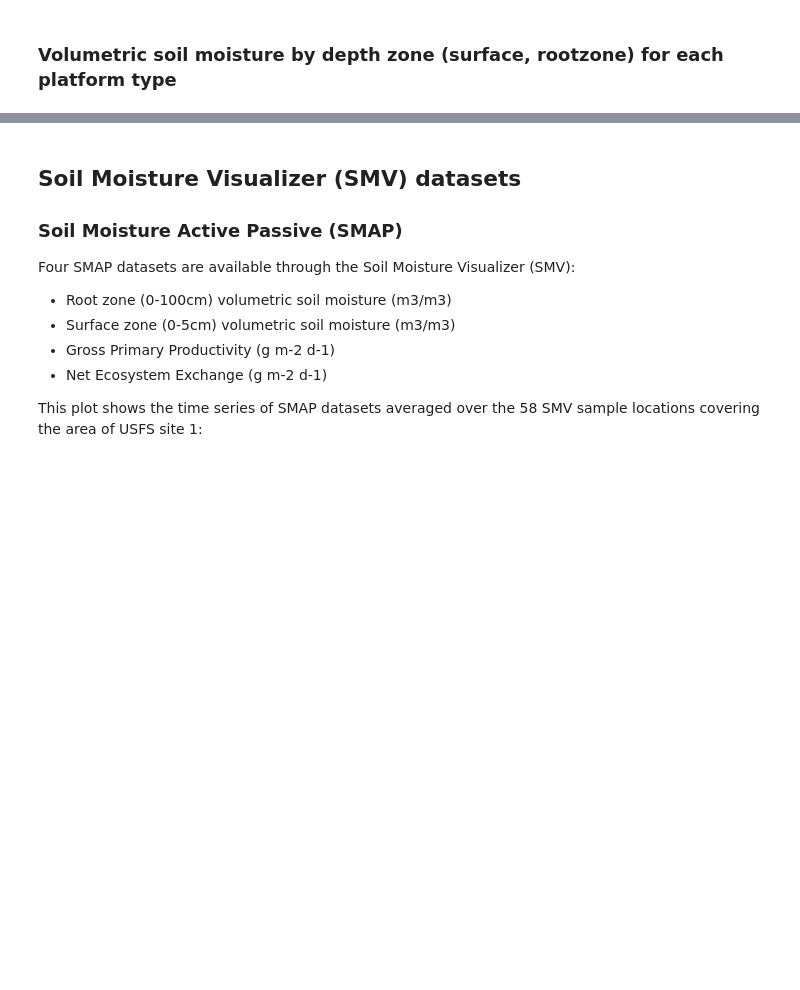
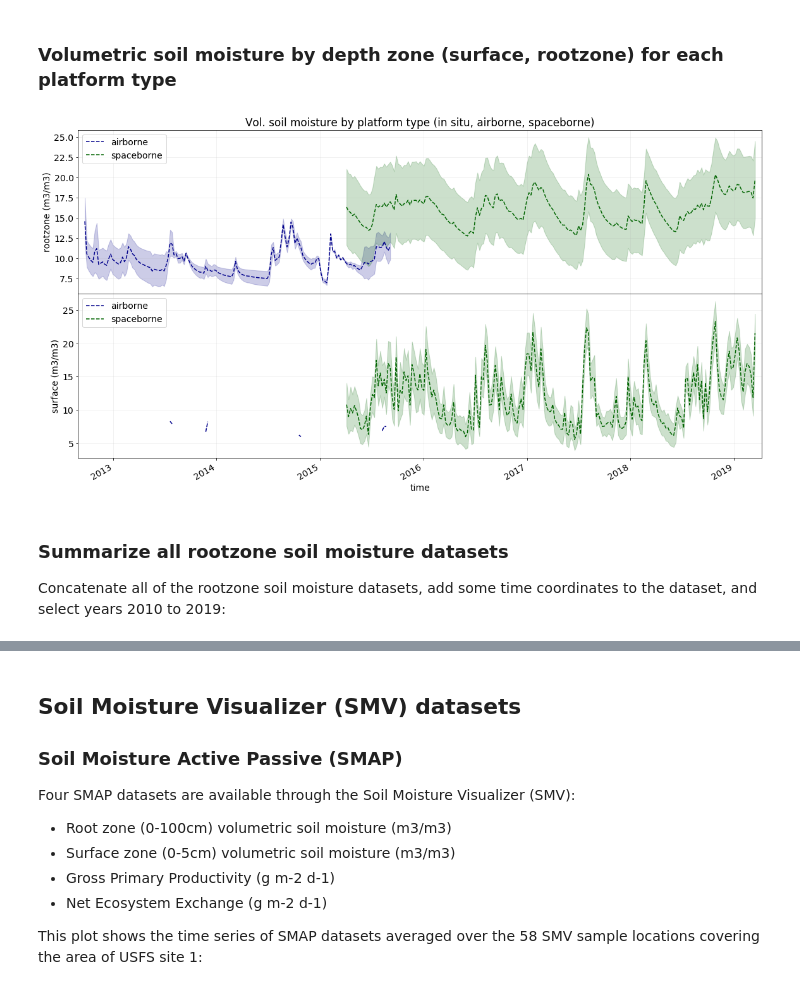
Before and after one commit to jjmcnelis/nasa_usfs_workshop, a Jupyter notebook: day3-tutorial.ipynb, the cells around one changed output, grey strips where cells are left out. Saved outputs shown, nothing was run; the diff lists cells and outputs as text; code cells hidden in the pictures; blank space fills up the shorter version.

```diff
--- a/day3-tutorial.ipynb
+++ b/day3-tutorial.ipynb
@@ -132,42 +137,48 @@ plt.show()
 ### Volumetric soil moisture by depth zone (surface, rootzone) for each platform type
 # %%
 plotters = [
-    (ds.filter_by_attrs(type="in situ", soil_zone="rootzone"), 0, "darkorange"),
-    (ds.filter_by_attrs(type="airborne", soil_zone="rootzone"), 0, "darkblue"),
-    (ds.filter_by_attrs(type="spaceborne", soil_zone="rootzone"), 0, "darkgreen"),
+    (dict(type="in situ", soil_zone="rootzone"), 0, "darkorange"),
+    (dict(type="airborne", soil_zone="rootzone"), 0, "darkblue"),
+    (dict(type="spaceborne", soil_zone="rootzone"), 0, "darkgreen"),
 
-    (ds.filter_by_attrs(type="in situ", soil_zone="surface"), 1, "darkorange"),
-    (ds.filter_by_attrs(type="airborne", soil_zone="surface"), 1, "darkblue"),
-    (ds.filter_by_attrs(type="spaceborne", soil_zone="surface"), 1, "darkgreen")
+    (dict(type="in situ", soil_zone="surface"), 1, "darkorange"),
+    (dict(type="airborne", soil_zone="surface"), 1, "darkblue"),
+    (dict(type="spaceborne", soil_zone="surface"), 1, "darkgreen")
 ]
 
-fig, axs = plt.subplots(nrows=2, ncols=1, sharex=True, figsize=(18,8))
+fig, axs = plt.subplots(nrows=2, ncols=1, sharex=True, figsize=(16,8))
 fig.tight_layout()
 plt.subplots_adjust(hspace=0.000)
 
 for i, p in enumerate(plotters):
 
-    dsweek = p[0].resample(time="1w").mean(keep_attrs=True)
+    dsweek = ds.filter_by_attrs(**p[0]).resample(time="1w").mean(keep_attrs=True)
     dscat = xr.concat(dsweek.values(), "sample")
 
     dsmean = dscat.mean("sample", keep_attrs=True)
     dsstd = dscat.std("sample", keep_attrs=True)
     stdlo, stdhi = (dsmean-dsstd), (dsmean+dsstd)
 
     if not all(dsmean.isnull()):
 
         ax = axs[p[1]]
         desc = dsmean.attrs["type"]
         zone = dsmean.attrs["soil_zone"]
 
         dsmean.plot.line(x="time", ax=ax, color=p[2], label=desc, linestyle="--")
         ax.fill_between(dsmean.time.data, stdlo, stdhi, color=p[2], alpha=0.2)
         ax.set_ylabel(zone+" (m3/m3)")
 
 
 axs[0].set_title("Vol. soil moisture by platform type (in situ, airborne, spaceborne)")
 axs[0].grid("on", alpha=0.2); axs[1].grid("on", alpha=0.2)
 axs[0].legend(loc="upper left"); axs[1].legend(loc="upper left")
 axs[0].set_xlabel(None)
 
 plt.show()
+# %% [output]
+[figure, added]
+# %% [markdown]
+### Summarize all rootzone soil moisture datasets
+
+Concatenate all of the rootzone soil moisture datasets, add some time coordinates to the dataset, and select years 2010 to 2019:
```
Also changed, not shown: parts of 33 cells of this notebook, 2 other files.
